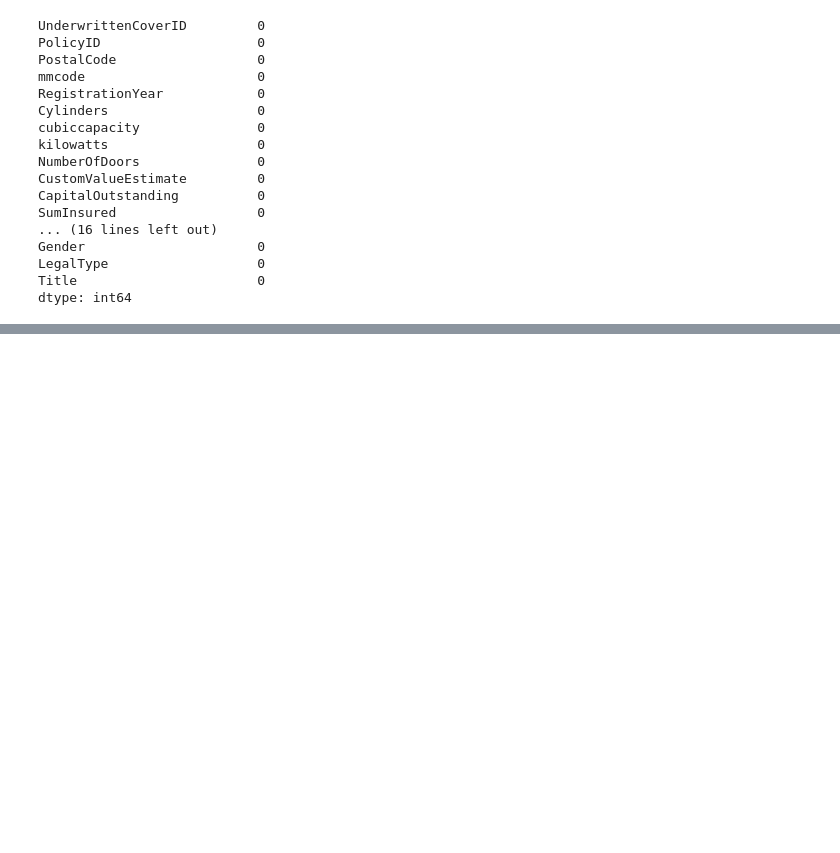
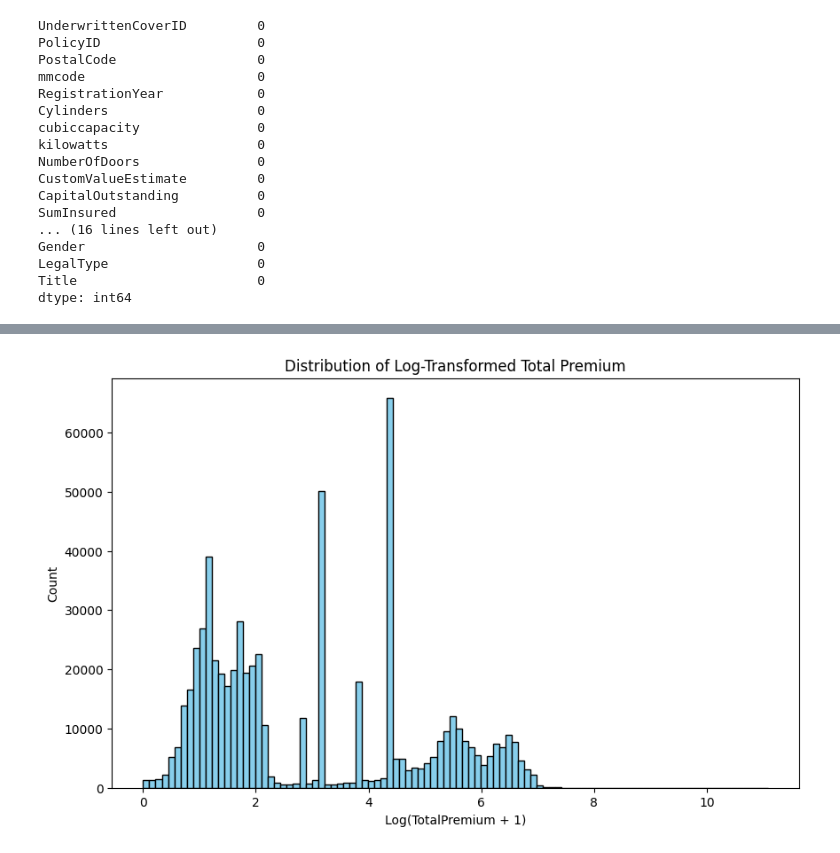
Before and after one commit to Feven777/Risk-Analytics-Predictive-Modeling, a Jupyter notebook: notebook/EDA_task1.ipynb, the cells around one changed output, grey strips where cells are left out. Cells and saved outputs as stored; diff of their text form; code cells hidden in the pictures; blank space fills up the shorter version.

```diff
--- a/notebook/EDA_task1.ipynb
+++ b/notebook/EDA_task1.ipynb
@@ -192,0 +200,11 @@ dtype: int64
+# %%
+df_final['LogTotalPremium'] = np.log1p(df_final['TotalPremium'])
+
+plt.figure(figsize=(10, 6))
+plt.hist(df_final['LogTotalPremium'], bins=100, color='skyblue', edgecolor='black')
+plt.title('Distribution of Log-Transformed Total Premium')
+plt.xlabel('Log(TotalPremium + 1)')
+plt.ylabel('Count')
+plt.show()
+# %% [output]
+[figure, added]
```
Also changed, not shown: parts of 1 cell of this notebook.
